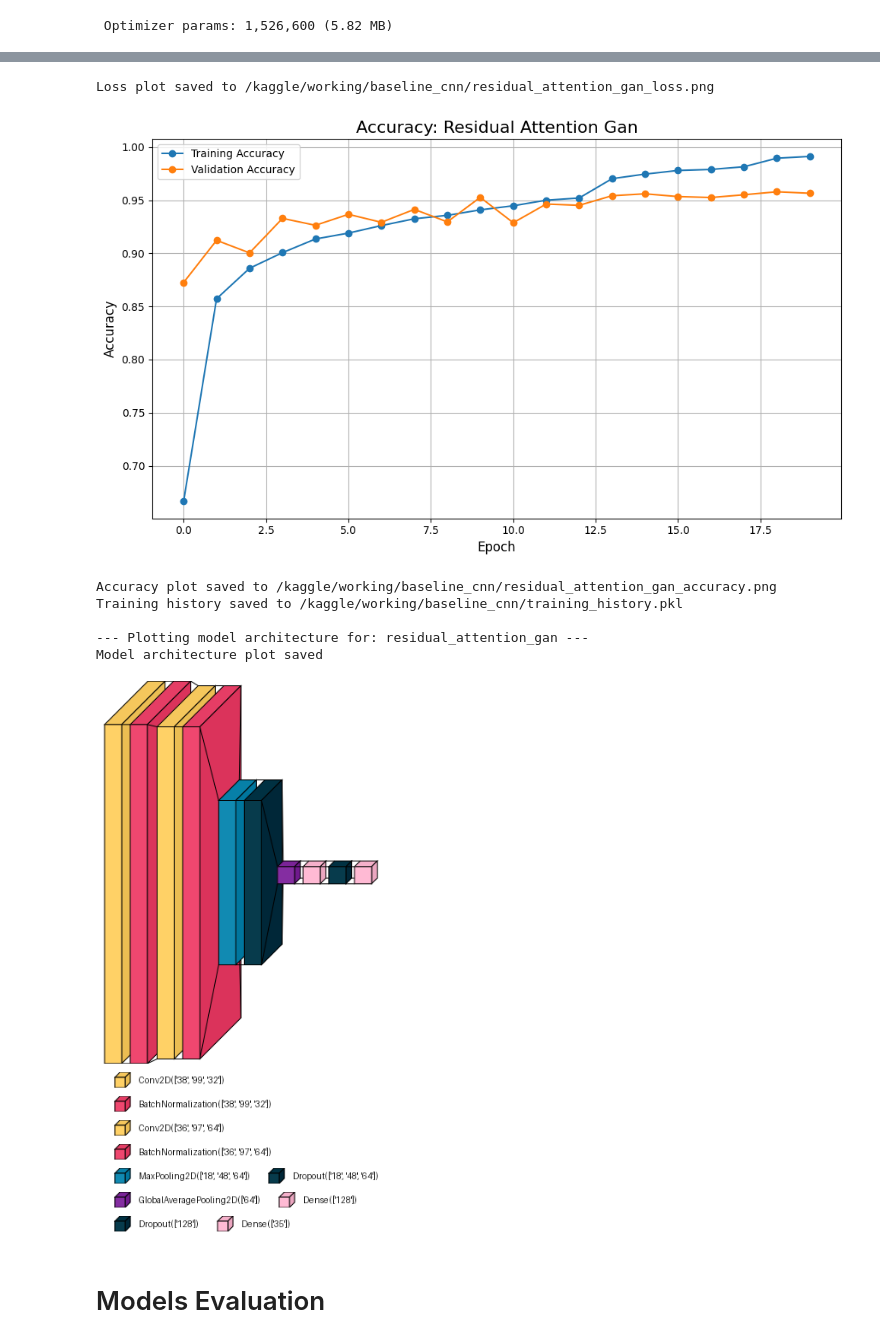
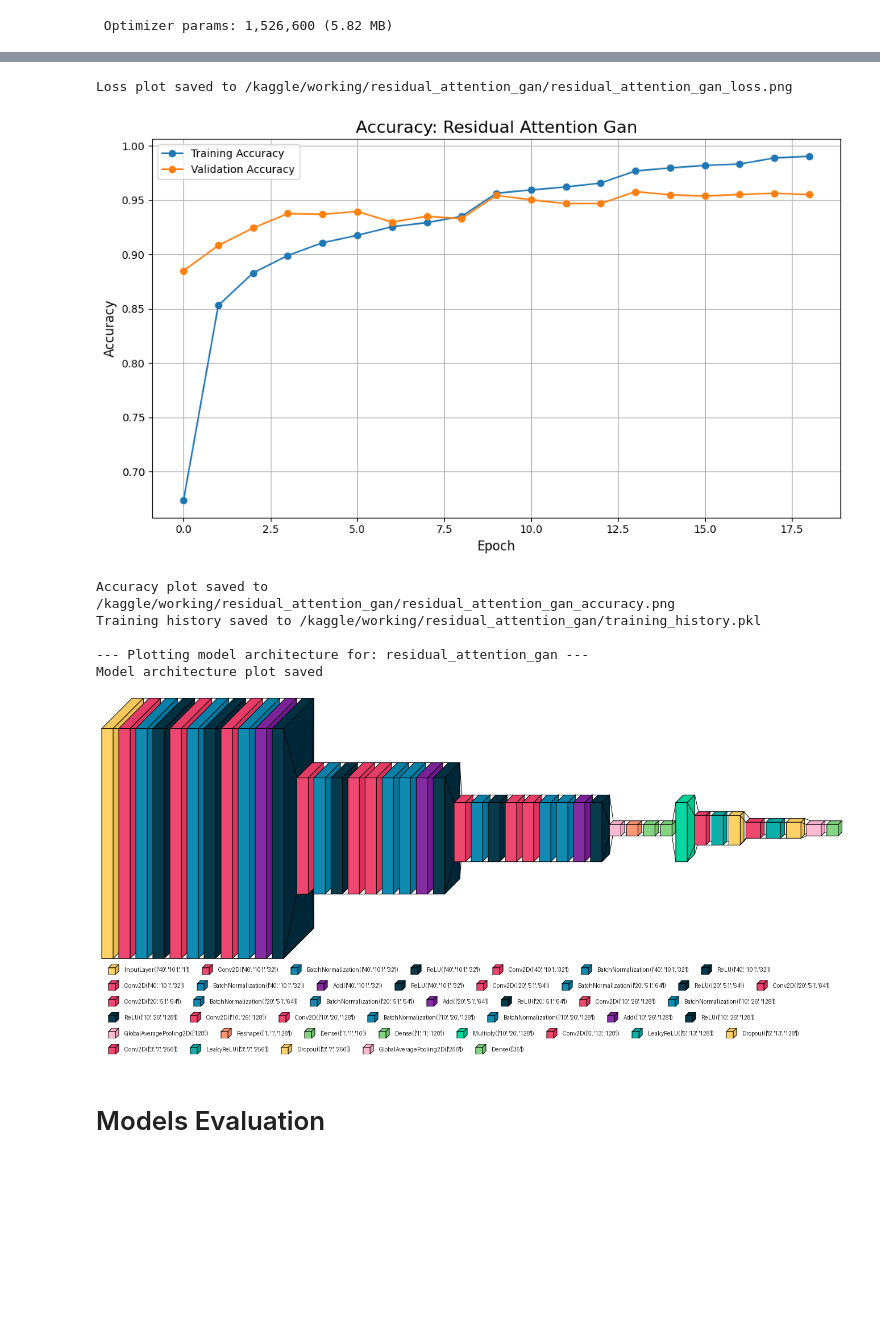
Before and after one commit to Albi1999/Speech_command_recognition, a Jupyter notebook: speech-command-recognition-full.ipynb, the cells around one changed output, grey strips where cells are left out. Drawn from its saved outputs; the diff is of its cells as text; code cells hidden in the pictures; blank space fills up the shorter version.

```diff
--- a/speech-command-recognition-full.ipynb
+++ b/speech-command-recognition-full.ipynb
@@ -995,7 +995,7 @@ for seed in SEEDS:
     print(f"\n--- Training '{model_name}' with Seed: {seed} ---")
 
     model_instance = CNNBiLSTMModel(input_shape=(40, 101, 1), num_classes=len(label_to_index))
-    history, checkpoint_path = train_models(model_name, model_instance, seed)
+    history, checkpoint_path, saving_dir = train_models(model_name, model_instance, seed)
 
     current_best_val_acc = max(history.history['val_accuracy'])
     if current_best_val_acc > best_seed_val_accuracy:
@@ -1192,7 +1192,7 @@ for seed in SEEDS:
     print(f"\n--- Training '{model_name}' with Seed: {seed} ---")
 
     model_instance = HybridCNNTransformerModel(input_shape=(40, 101, 1), num_classes=len(label_to_index))
-    history, checkpoint_path = train_models(model_name, model_instance, seed)
+    history, checkpoint_path, saving_dir = train_models(model_name, model_instance, seed)
 
     current_best_val_acc = max(history.history['val_accuracy'])
     if current_best_val_acc > best_seed_val_accuracy:
@@ -1391,7 +1391,7 @@ for seed in SEEDS:
     print(f"\n--- Training '{model_name}' with Seed: {seed} ---")
 
     model_instance = VisionTransformerModel(input_shape=(40, 101, 1), num_classes=len(label_to_index))
-    history, checkpoint_path = train_models(model_name, model_instance, seed)
+    history, checkpoint_path, saving_dir = train_models(model_name, model_instance, seed)
 
     current_best_val_acc = max(history.history['val_accuracy'])
     if current_best_val_acc > best_seed_val_accuracy:
@@ -1571,7 +1571,7 @@ for seed in SEEDS:
     print(f"\n--- Training '{model_name}' with Seed: {seed} ---")
 
     model_instance = ResidualGAN(input_shape=(40, 101, 1), num_classes=len(label_to_index))
-    history, checkpoint_path = train_models(model_name, model_instance, seed)
+    history, checkpoint_path, saving_dir = train_models(model_name, model_instance, seed)
 
     current_best_val_acc = max(history.history['val_accuracy'])
     if current_best_val_acc > best_seed_val_accuracy:
@@ -1645,4 +1645,4 @@ Test loss: 0.7815
 # %%
-save_and_plot_results(history, model, model_name, saving_dir)
+save_and_plot_results(history, best_model, model_name, saving_dir)
 # %% [output]
 --- Saving results for model: residual_attention_gan ---
@@ -1650,11 +1650,11 @@ save_and_plot_results(history, model, model_name, saving_dir)
-Loss plot saved to /kaggle/working/baseline_cnn/residual_attention_gan_loss.png
+Loss plot saved to /kaggle/working/residual_attention_gan/residual_attention_gan_loss.png
-[figure, old version]
+[figure, new version]
-Accuracy plot saved to /kaggle/working/baseline_cnn/residual_attention_gan_accuracy.png
-Training history saved to /kaggle/working/baseline_cnn/training_history.pkl
+Accuracy plot saved to /kaggle/working/residual_attention_gan/residual_attention_gan_accuracy.png
+Training history saved to /kaggle/working/residual_attention_gan/training_history.pkl
 
 --- Plotting model architecture for: residual_attention_gan ---
 Model architecture plot saved
-[figure, old version]
+[figure, new version]
 # %% [markdown]
 # Models Evaluation
 # %%
```
Also changed, not shown: parts of 27 cells of this notebook.
